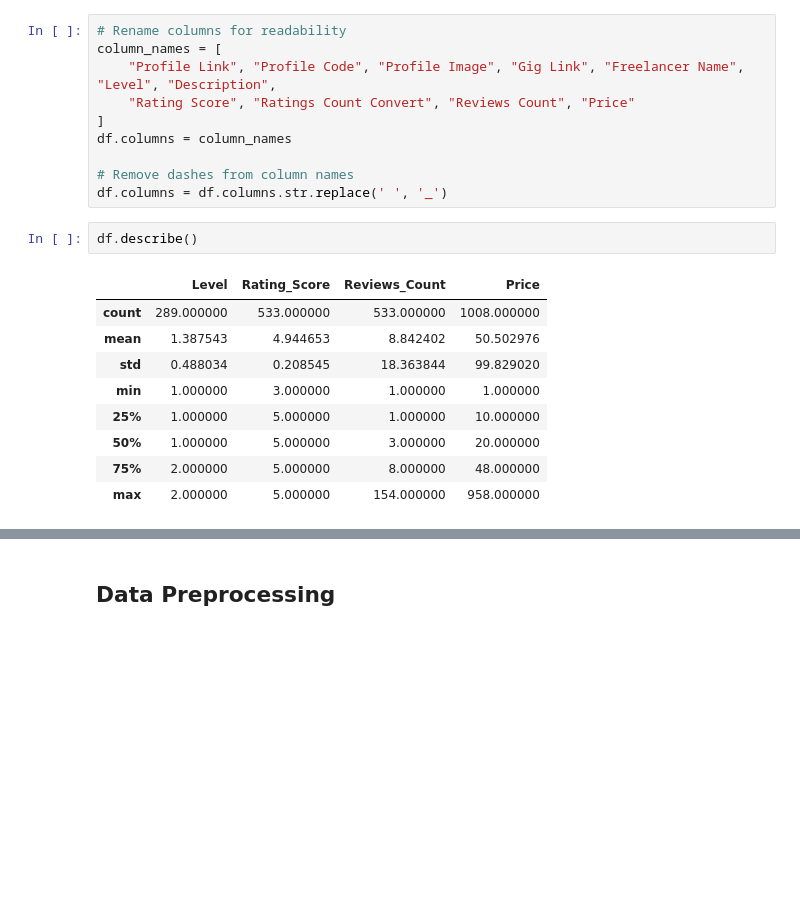
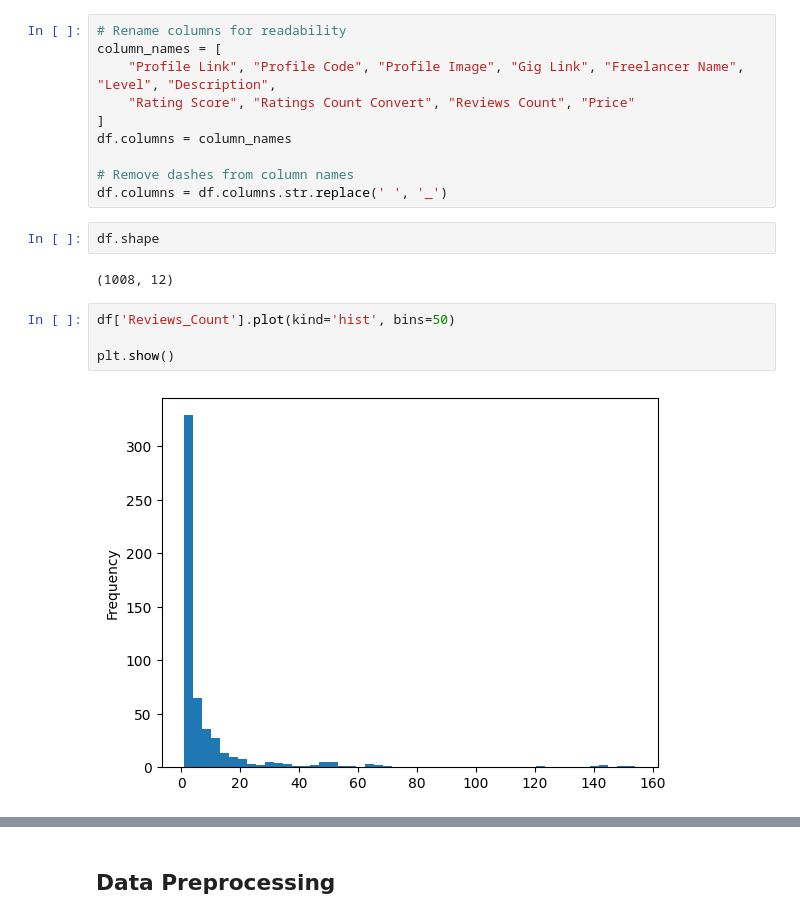
Before and after one commit to baranouskiart/fiverr-crm_consultant, a Jupyter notebook: crm_exprerts_fiverr_2023.ipynb, the cells around one changed output, grey strips where cells are left out. Drawn from its saved outputs; the diff is of its cells as text; blank space fills up the shorter version.

```diff
--- a/crm_exprerts_fiverr_2023.ipynb
+++ b/crm_exprerts_fiverr_2023.ipynb
@@ -30,14 +31,12 @@ df.columns = column_names
 # Remove dashes from column names
 df.columns = df.columns.str.replace(' ', '_')
 # %%
-df.describe()
+df.shape
 # %% [output]
-|  | Level | Rating_Score | Reviews_Count | Price |
-| count | 289.000000 | 533.000000 | 533.000000 | 1008.000000 |
-| mean | 1.387543 | 4.944653 | 8.842402 | 50.502976 |
-| std | 0.488034 | 0.208545 | 18.363844 | 99.829020 |
-| min | 1.000000 | 3.000000 | 1.000000 | 1.000000 |
-| 25% | 1.000000 | 5.000000 | 1.000000 | 10.000000 |
-| 50% | 1.000000 | 5.000000 | 3.000000 | 20.000000 |
-| 75% | 2.000000 | 5.000000 | 8.000000 | 48.000000 |
-| max | 2.000000 | 5.000000 | 154.000000 | 958.000000 |
+(1008, 12)
+# %%
+df['Reviews_Count'].plot(kind='hist', bins=50)
+
+plt.show()
+# %% [output]
+[figure, added]
```
Also changed, not shown: parts of 3 cells of this notebook.
